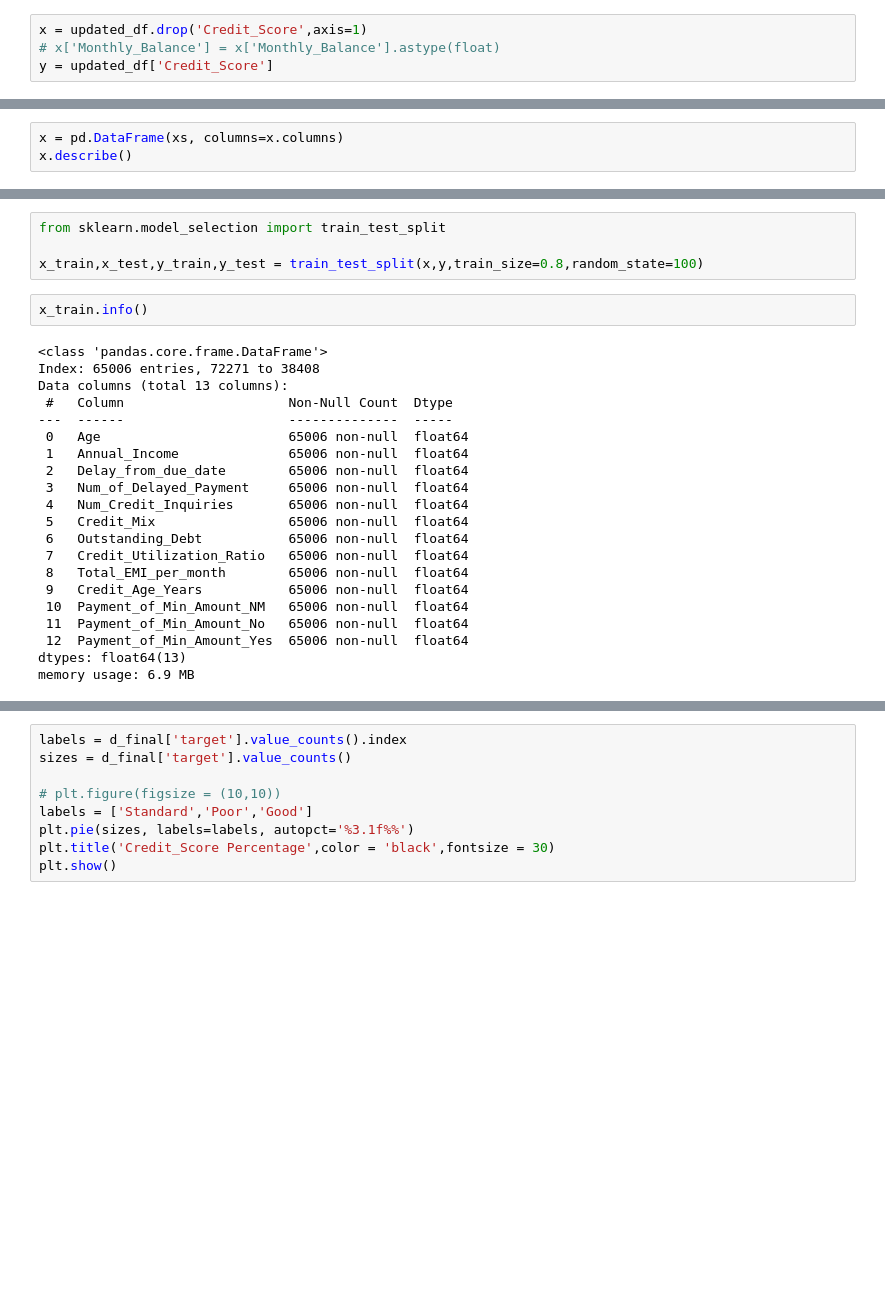
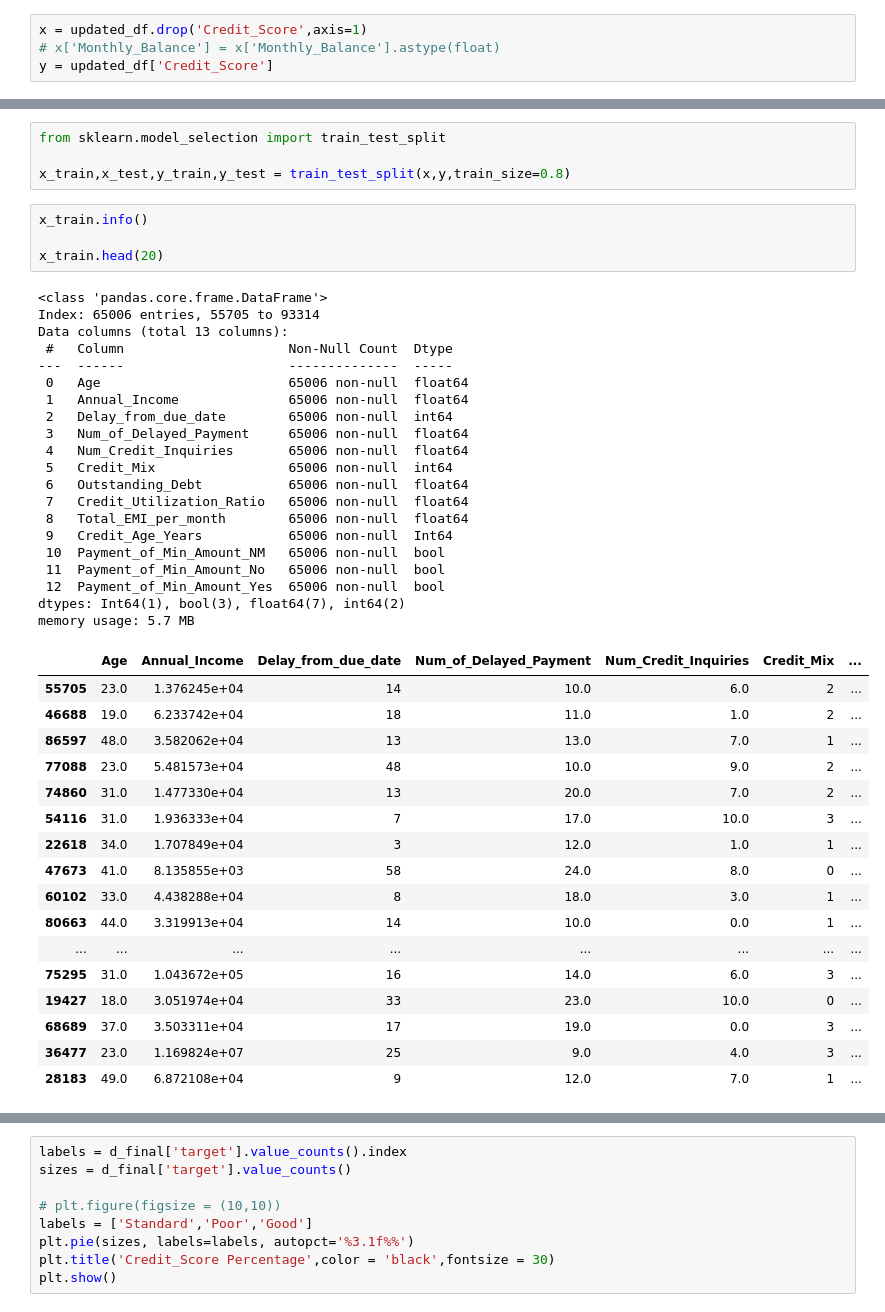
Before and after one commit to prathamesh2525/Credit_Score_Prediction, a Jupyter notebook: main.ipynb, the cells around one changed output, grey strips where cells are left out. Drawn from its saved outputs; the diff is of its cells as text; blank space fills up the shorter version.

```diff
--- a/main.ipynb
+++ b/main.ipynb
@@ -1322,3 +1312,0 @@ xs = pipeline.fit_transform(x)
-# %%
-x = pd.DataFrame(xs, columns=x.columns)
-x.describe()
@@ -1335,27 +1352,46 @@ x.describe()
 # %%
 from sklearn.model_selection import train_test_split
 
-x_train,x_test,y_train,y_test = train_test_split(x,y,train_size=0.8,random_state=100)
+x_train,x_test,y_train,y_test = train_test_split(x,y,train_size=0.8)
 # %%
 x_train.info()
+
+x_train.head(20)
 # %% [output]
 <class 'pandas.core.frame.DataFrame'>
-Index: 65006 entries, 72271 to 38408
+Index: 65006 entries, 55705 to 93314
 Data columns (total 13 columns):
  #   Column                     Non-Null Count  Dtype
 ---  ------                     --------------  -----
  0   Age                        65006 non-null  float64
  1   Annual_Income              65006 non-null  float64
- 2   Delay_from_due_date        65006 non-null  float64
+ 2   Delay_from_due_date        65006 non-null  int64
  3   Num_of_Delayed_Payment     65006 non-null  float64
  4   Num_Credit_Inquiries       65006 non-null  float64
- 5   Credit_Mix                 65006 non-null  float64
+ 5   Credit_Mix                 65006 non-null  int64
  6   Outstanding_Debt           65006 non-null  float64
  7   Credit_Utilization_Ratio   65006 non-null  float64
  8   Total_EMI_per_month        65006 non-null  float64
- 9   Credit_Age_Years           65006 non-null  float64
- 10  Payment_of_Min_Amount_NM   65006 non-null  float64
- 11  Payment_of_Min_Amount_No   65006 non-null  float64
- 12  Payment_of_Min_Amount_Yes  65006 non-null  float64
-dtypes: float64(13)
-memory usage: 6.9 MB
+ 9   Credit_Age_Years           65006 non-null  Int64
+ 10  Payment_of_Min_Amount_NM   65006 non-null  bool
+ 11  Payment_of_Min_Amount_No   65006 non-null  bool
+ 12  Payment_of_Min_Amount_Yes  65006 non-null  bool
+dtypes: Int64(1), bool(3), float64(7), int64(2)
+memory usage: 5.7 MB
+|  | Age | Annual_Income | Delay_from_due_date | Num_of_Delayed_Payment | Num_Credit_Inquiries | Credit_Mix | ... |
+| 55705 | 23.0 | 1.376245e+04 | 14 | 10.0 | 6.0 | 2 | ... |
+| 46688 | 19.0 | 6.233742e+04 | 18 | 11.0 | 1.0 | 2 | ... |
+| 86597 | 48.0 | 3.582062e+04 | 13 | 13.0 | 7.0 | 1 | ... |
+| 77088 | 23.0 | 5.481573e+04 | 48 | 10.0 | 9.0 | 2 | ... |
+| 74860 | 31.0 | 1.477330e+04 | 13 | 20.0 | 7.0 | 2 | ... |
+| 54116 | 31.0 | 1.936333e+04 | 7 | 17.0 | 10.0 | 3 | ... |
+| 22618 | 34.0 | 1.707849e+04 | 3 | 12.0 | 1.0 | 1 | ... |
+| 47673 | 41.0 | 8.135855e+03 | 58 | 24.0 | 8.0 | 0 | ... |
+| 60102 | 33.0 | 4.438288e+04 | 8 | 18.0 | 3.0 | 1 | ... |
+| 80663 | 44.0 | 3.319913e+04 | 14 | 10.0 | 0.0 | 1 | ... |
+| ... | ... | ... | ... | ... | ... | ... | ... |
+| 75295 | 31.0 | 1.043672e+05 | 16 | 14.0 | 6.0 | 3 | ... |
+| 19427 | 18.0 | 3.051974e+04 | 33 | 23.0 | 10.0 | 0 | ... |
+| 68689 | 37.0 | 3.503311e+04 | 17 | 19.0 | 0.0 | 3 | ... |
+| 36477 | 23.0 | 1.169824e+07 | 25 | 9.0 | 4.0 | 3 | ... |
+| 28183 | 49.0 | 6.872108e+04 | 9 | 12.0 | 7.0 | 1 | ... |
```
Also changed, not shown: parts of 21 cells of this notebook, 9 other files.
